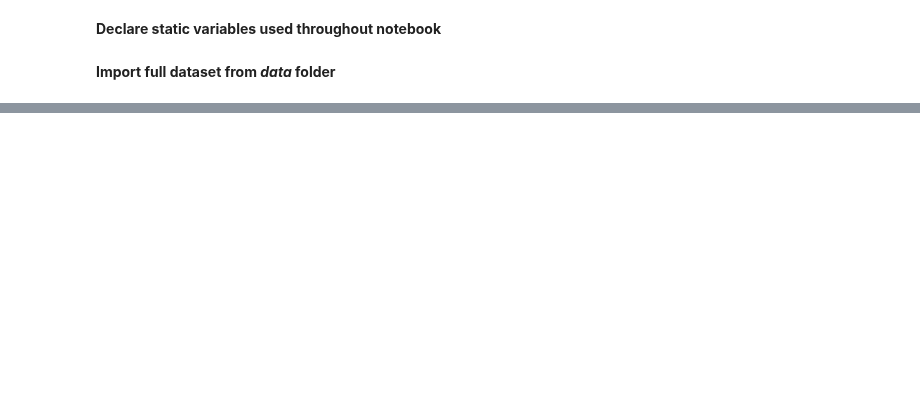
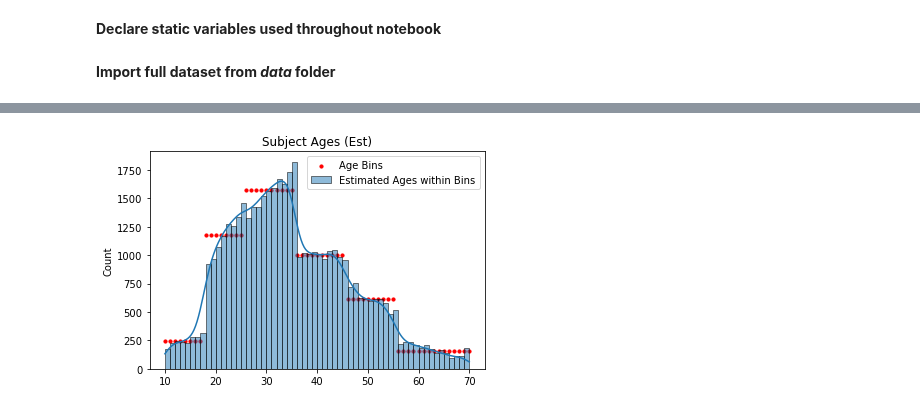
Before and after one commit to sethnlewis/Policing-Bias, a Jupyter notebook: analysis/final_notebook.ipynb, the cells around one changed output, grey strips where cells are left out. Cells and saved outputs as stored; diff of their text form; code cells hidden in the pictures; blank space fills up the shorter version.

```diff
--- a/analysis/final_notebook.ipynb
+++ b/analysis/final_notebook.ipynb
@@ -83,0 +237,8 @@ for col in df.columns:
+# %%
+df['Officer Age'] = df['Reported Date'].apply(lambda x: x.year) - df['Officer YOB']
+
+# Fill missing values with median
+# Note there are some outliers with unrealistically high ages. Replace w/median.
+median_age = df.loc[df['Officer Age']<100, 'Officer Age'].median()
+df['Officer Age'] = df['Officer Age'].apply(lambda x: median_age if x > 100 else x).astype('int')
+df.drop('Officer YOB', axis=1, inplace=True)
@@ -83,0 +247,2 @@ for col in df.columns:
+# %%
+df['Weapon (Y/N)'] = (df['Weapon Type'] != 'None').astype('int')
@@ -83,0 +251,6 @@ for col in df.columns:
+# %%
+#Race
+df['Same Race (Y/N)'] = (df['Officer Race'] == df['Subject Perceived Race']).astype('int')
+
+# Gender
+df['Same Gender (Y/N)'] = (df['Officer Gender'] == df['Subject Perceived Gender']).astype('int')
@@ -83,0 +259,11 @@ for col in df.columns:
+# %%
+# Calculate the number of stops per subject
+offense_ct_dict = dict(df['Subject ID'].value_counts())
+df['Offense Count'] = df['Subject ID'].map(offense_ct_dict)
+
+# Identify whether a subject has been involved in multiple stops
+df['Repeat Offender (Y/N)'] = (df['Offense Count'] > 1).astype('int')
+
+# Drop "Offense Count" given the number of missing values
+df.drop('Offense Count', axis=1, inplace=True)
+df.drop('Subject ID', axis=1, inplace=True)
@@ -83,0 +274,8 @@ for col in df.columns:
+# %%
+from estimate_ages import estimate_age_from_categorical
+df['Subject Age (Est)'] = estimate_age_from_categorical(df, UNKNOWN)
+
+# Remove the categorical feature after estimating the continuous feature based on its values
+df.drop('Subject Age Group', axis=1, inplace=True)
+# %% [output]
+[figure, added]
```
Also changed, not shown: parts of 23 cells of this notebook, 2 other files.
